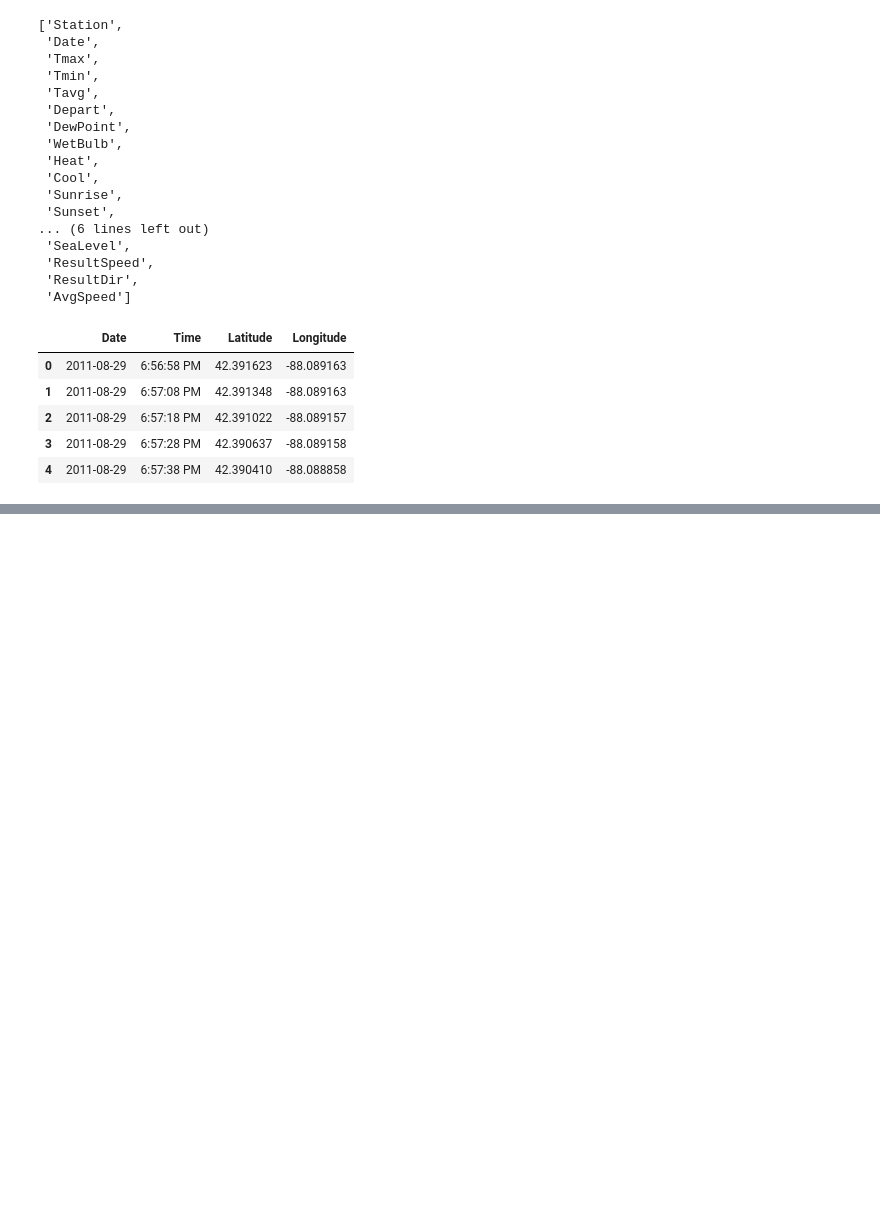
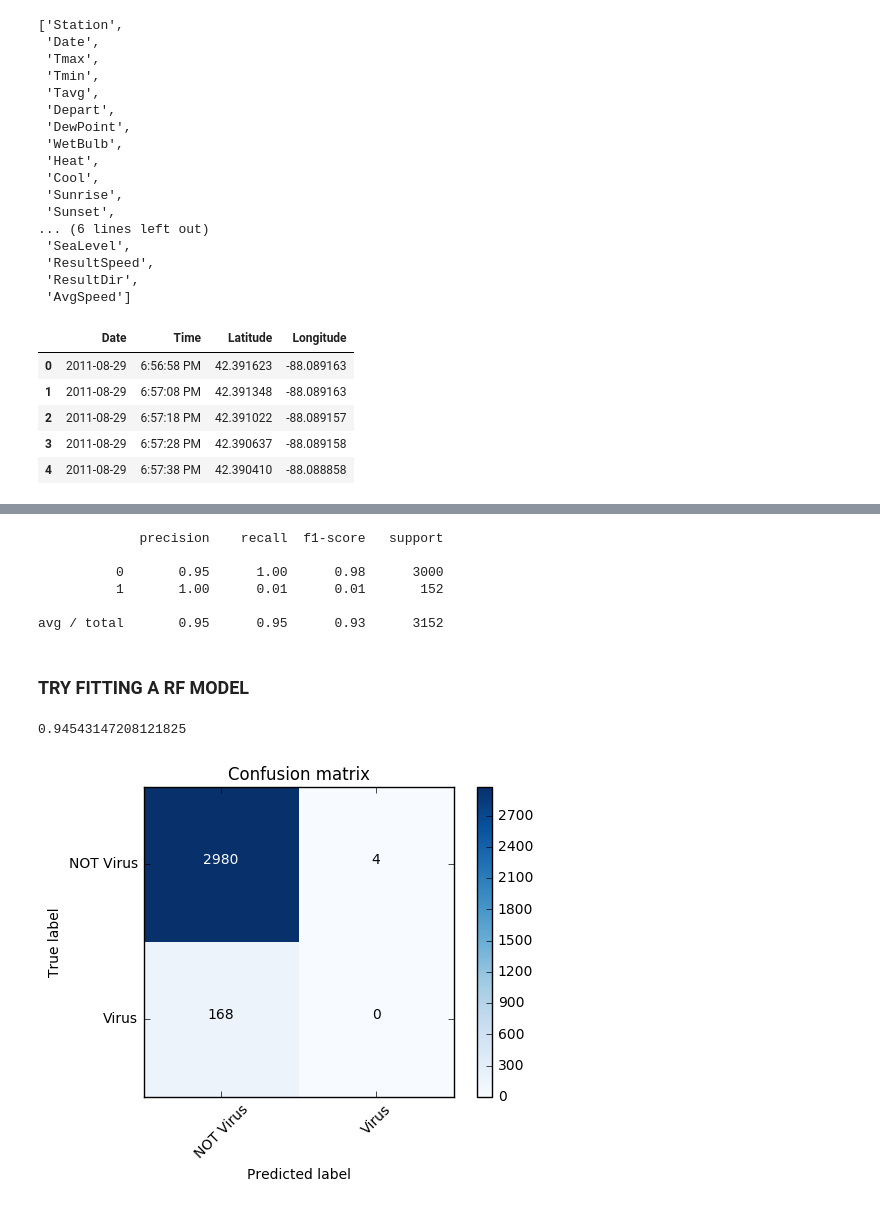
Before and after one commit to rajivtanna/westnile, a Jupyter notebook: West_Nile_Kaggle.ipynb, the cells around one changed output, grey strips where cells are left out. Saved outputs shown, nothing was run; the diff lists cells and outputs as text; code cells hidden in the pictures; blank space fills up the shorter version.

```diff
--- a/West_Nile_Kaggle.ipynb
+++ b/West_Nile_Kaggle.ipynb
@@ -127,0 +220,24 @@ df_spray.head()
+# %%
+print classification_report(y_test, y_pred_lm)
+# %% [output]
+             precision    recall  f1-score   support
+
+          0       0.95      1.00      0.98      3000
+          1       1.00      0.01      0.01       152
+
+avg / total       0.95      0.95      0.93      3152
+# %% [markdown]
+### TRY FITTING A RF MODEL
+# %%
+rf = RandomForestClassifier()
+rf.fit(Xt_train, y_train)
+y_pred_rf = lm.predict(Xt_test)
+lm.score(Xt_test, y_test)
+# %% [output]
+0.94543147208121825
+# %%
+cm_rf = confusion_matrix(y_test, y_pred_rf)
+cat = ['NOT Virus', 'Virus']
+plot_confusion_matrix(cm_rf, cat)
+# %% [output]
+[figure, added]
```
Also changed, not shown: parts of 23 cells of this notebook.
